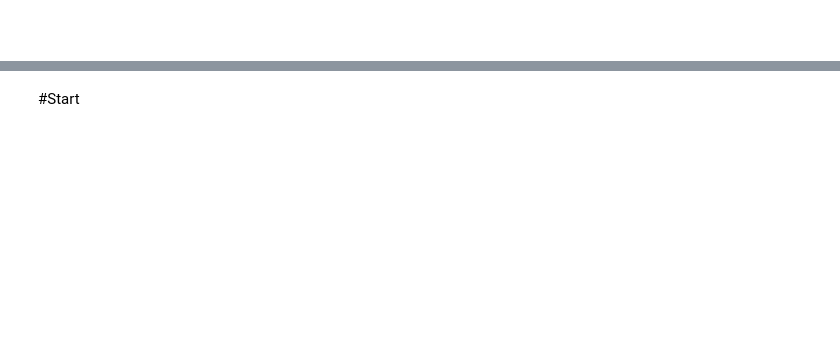
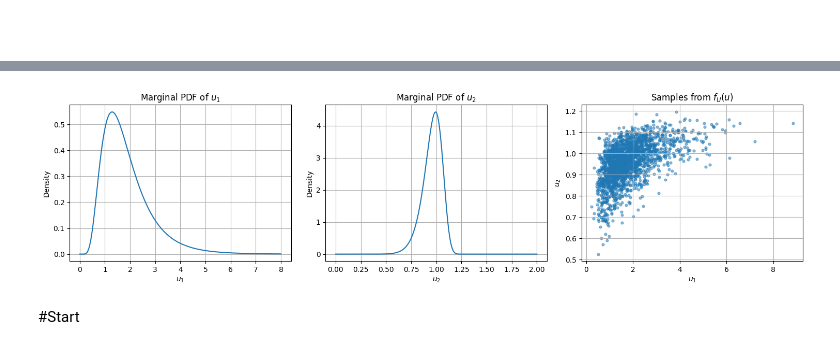
Before and after one commit to supsi-dacd-isaac/TeachDecisionMakingUncertainty, a Jupyter notebook: L05/MC_reliability_estimation_quadratic_fun.ipynb, the cells around one changed output, grey strips where cells are left out. Drawn from its saved outputs; the diff is of its cells as text; code cells hidden in the pictures; blank space fills up the shorter version.

```diff
--- a/L05/MC_reliability_estimation_quadratic_fun.ipynb
+++ b/L05/MC_reliability_estimation_quadratic_fun.ipynb
@@ -130,3 +98,81 @@ plt.show()
+# %%
+#@title The Probabilistic Model -> Generate samples/scenarios $u\sim f_U(u)$.
+def f_U(n_samples: int = 5000, seed: int = 42):
+    """
+    Generate samples u = (u1, u2) from the probabilistic model f_U(u).
+
+    Returns
+    -------
+    U_phys : ndarray of shape (n_samples, 2)
+        Samples in the physical space, with columns [u1, u2]
+    marginals : list
+        Marginal distributions of u1 and u2
+    corr_matrix : ndarray of shape (2, 2)
+        Gaussian copula correlation matrix
+    """
+    np.random.seed(seed)
+
+    # Marginal distributions
+    marginals = [
+        stats.lognorm(s=0.5, scale=np.exp(0.5)),   # u1: random load
+        stats.weibull_min(c=12.0, scale=1.0)       # u2: wind speed component
+    ]
+
+    # Correlation matrix in Gaussian space
+    corr_matrix = np.array([
+        [1.0, 0.6],
+        [0.6, 1.0]
+    ])
+
+    # Step 1: sample correlated Gaussian variables
+    Z = mvn_rnd(mean=np.zeros(2), cov=corr_matrix, size=n_samples)
+
+    # Step 2: map to uniform variables through Gaussian CDF
+    U_uniform = stats.norm.cdf(Z)
+
+    # Step 3: map to physical space using inverse marginal CDFs
+    U_phys = np.zeros_like(U_uniform)
+    for i in range(2):
+        U_phys[:, i] = marginals[i].ppf(U_uniform[:, i])
+
+    return U_phys, marginals, corr_matrix
+
+
+# Example (sample, marginal, correlation)
+U, marginals, corr_matrix = f_U(2000)
+
+# Grids for marginal PDFs
+u1_grid = np.linspace(0, 8, 200)
+u2_grid = np.linspace(0, 2, 200)
+
+# Plot everything in one figure
+fig, axs = plt.subplots(1, 3, figsize=(15, 4))
+
+# Marginal PDF of u1
+axs[0].plot(u1_grid, marginals[0].pdf(u1_grid))
+axs[0].set_title(r"Marginal PDF of $u_1$")
+axs[0].set_xlabel(r"$u_1$")
+axs[0].set_ylabel("Density")
+axs[0].grid(True)
+
+# Marginal PDF of u2
+axs[1].plot(u2_grid, marginals[1].pdf(u2_grid))
+axs[1].set_title(r"Marginal PDF of $u_2$")
+axs[1].set_xlabel(r"$u_2$")
+axs[1].set_ylabel("Density")
+axs[1].grid(True)
+
+# Joint samples
+axs[2].scatter(U[:, 0], U[:, 1], alpha=0.5, s=12)
+axs[2].set_title(r"Samples from $f_U(u)$")
+axs[2].set_xlabel(r"$u_1$")
+axs[2].set_ylabel(r"$u_2$")
+axs[2].grid(True)
+
+plt.tight_layout()
+plt.show()
+# %% [output]
+[figure, added]
 # %% [markdown]
 #Start
 # %% [markdown]
```
Also changed, not shown: parts of 21 cells of this notebook.
